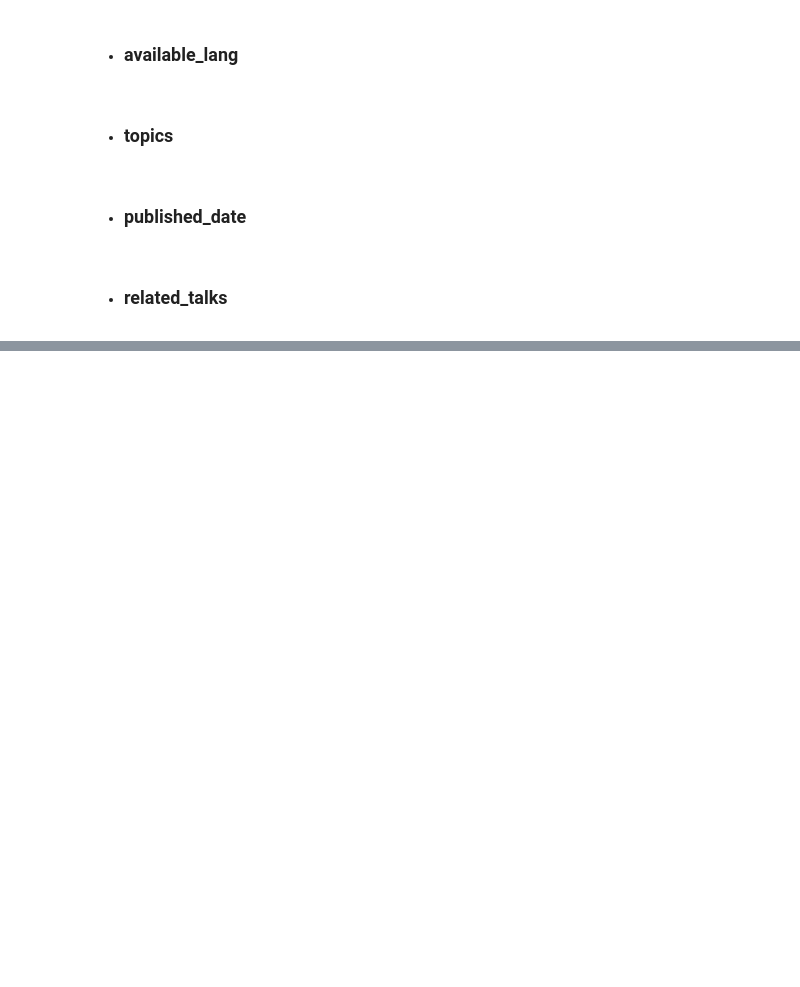
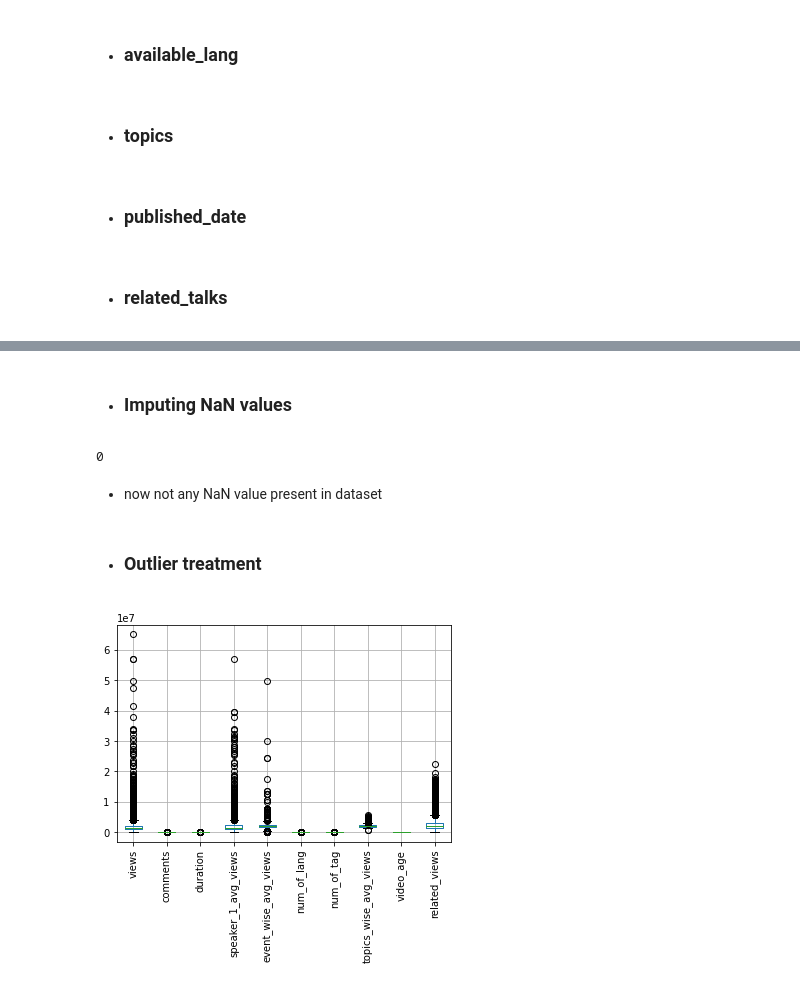
Before and after one commit to Rajesh1505/Ted_Talk_Views_Prediction-Capstone_Project_2, a Jupyter notebook: Ted_Talk_Views_Prediction_Rajesh_Kumar_Patel.ipynb, the cells around one changed output, grey strips where cells are left out. Saved outputs shown, nothing was run; the diff lists cells and outputs as text; code cells hidden in the pictures; blank space fills up the shorter version.

```diff
--- a/Ted_Talk_Views_Prediction_Rajesh_Kumar_Patel.ipynb
+++ b/Ted_Talk_Views_Prediction_Rajesh_Kumar_Patel.ipynb
@@ -641,0 +667,4 @@ ted_talk_data = ted_talk_data.drop('related_talks', axis=1)
+# %%
+#drop some feature that are not important
+ted_talk_data.drop(['talk_id','title','all_speakers', 'occupations','about_speakers','recorded_date','native_lang',
+                    'url','description','transcript','published_year'],axis=1, inplace=True)
@@ -641,0 +703,22 @@ ted_talk_data = ted_talk_data.drop('related_talks', axis=1)
+# %% [markdown]
+* ### **Imputing NaN values**
+# %%
+#Impute NaN values in comments feature
+from sklearn.impute import KNNImputer
+imputer = KNNImputer()
+ted_talk_data[['comments']] = imputer.fit_transform(ted_talk_data[['comments']])
+# %%
+#once again check comments feature have any NaN values
+ted_talk_data['comments'].isna().sum()
+# %% [output]
+0
+# %% [markdown]
+* now not any NaN value present in dataset
+# %% [markdown]
+* ### **Outlier treatment**
+# %%
+#visualize box plot to whole dataset
+ted_talk_data.boxplot(rot=90)
+plt.show()
+# %% [output]
+[figure, added]
```
Also changed, not shown: parts of 23 cells of this notebook.
